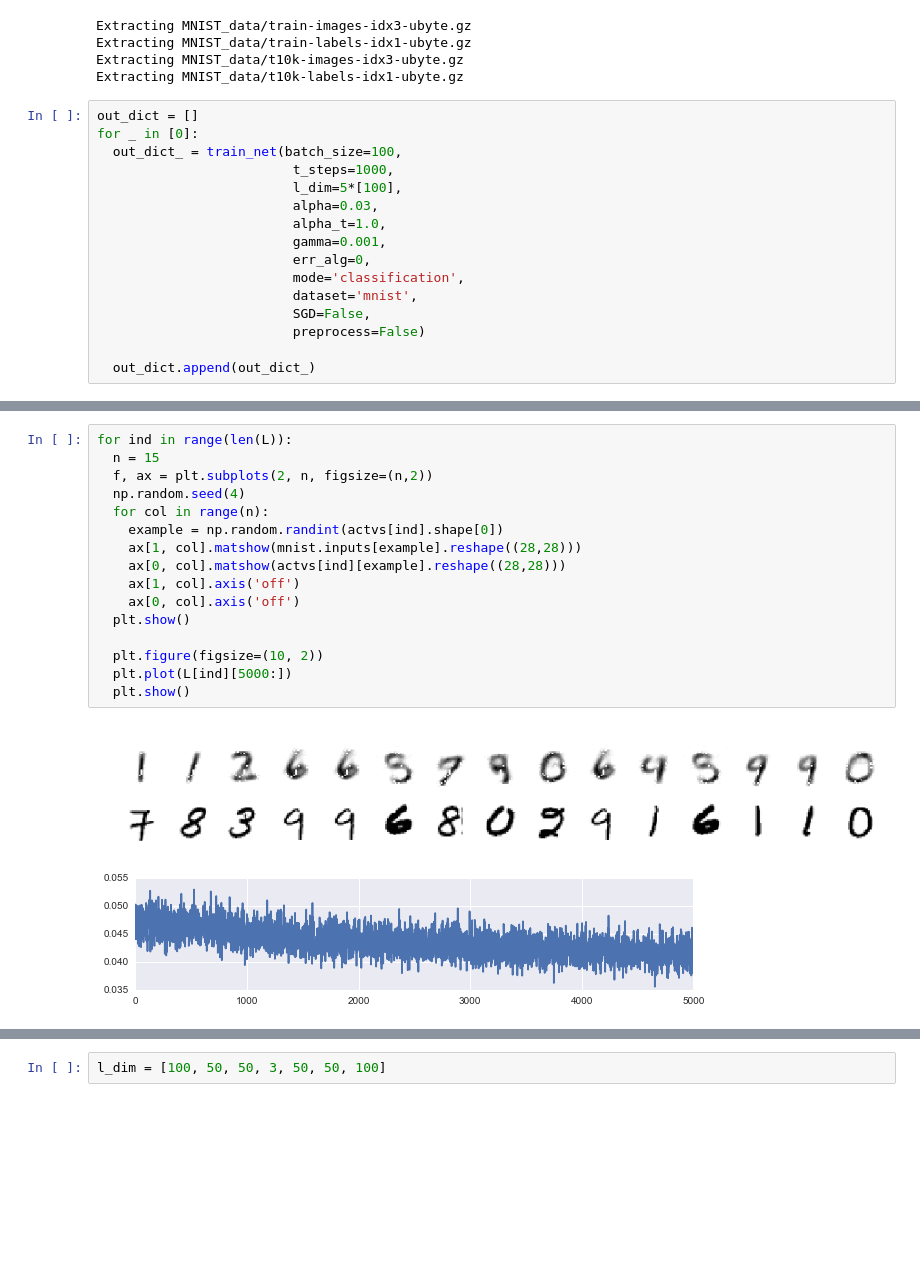
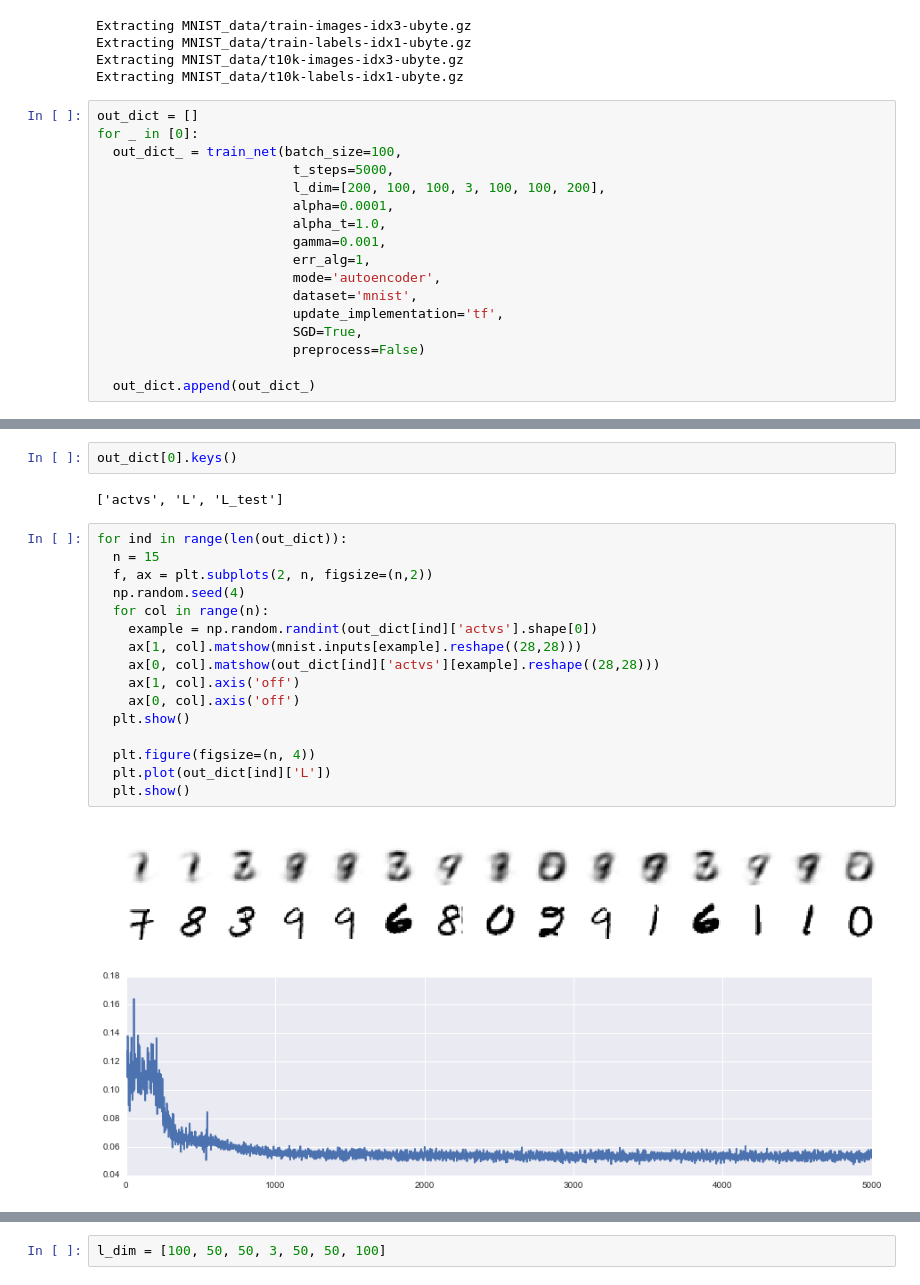
Before and after one commit to jsseely/tensorflow-target-prop, a Jupyter notebook: notebooks/170201 new autoencoder version.ipynb, the cells around one changed output, grey strips where cells are left out. Cells and saved outputs as stored; diff of their text form; blank space fills up the shorter version.

```diff
--- a/notebooks/170201 new autoencoder version.ipynb
+++ b/notebooks/170201 new autoencoder version.ipynb
@@ -30,15 +33,16 @@ Extracting MNIST_data/t10k-labels-idx1-ubyte.gz
 out_dict = []
 for _ in [0]:
   out_dict_ = train_net(batch_size=100,
-                         t_steps=1000,
-                         l_dim=5*[100],
-                         alpha=0.03,
+                         t_steps=5000,
+                         l_dim=[200, 100, 100, 3, 100, 100, 200],
+                         alpha=0.0001,
                          alpha_t=1.0,
                          gamma=0.001,
-                         err_alg=0,
-                         mode='classification',
+                         err_alg=1,
+                         mode='autoencoder',
                          dataset='mnist',
-                         SGD=False,
+                         update_implementation='tf',
+                         SGD=True,
                          preprocess=False)
 
   out_dict.append(out_dict_)
@@ -62,22 +68,26 @@ plt.show()
+# %%
+out_dict[0].keys()
+# %% [output]
+['actvs', 'L', 'L_test']
 # %%
-for ind in range(len(L)):
+for ind in range(len(out_dict)):
   n = 15
   f, ax = plt.subplots(2, n, figsize=(n,2))
   np.random.seed(4)
   for col in range(n):
-    example = np.random.randint(actvs[ind].shape[0])
+    example = np.random.randint(out_dict[ind]['actvs'].shape[0])
     ax[1, col].matshow(mnist.inputs[example].reshape((28,28)))
-    ax[0, col].matshow(actvs[ind][example].reshape((28,28)))
+    ax[0, col].matshow(out_dict[ind]['actvs'][example].reshape((28,28)))
     ax[1, col].axis('off')
     ax[0, col].axis('off')
   plt.show()
 
-  plt.figure(figsize=(10, 2))
-  plt.plot(L[ind][5000:])
+  plt.figure(figsize=(n, 4))
+  plt.plot(out_dict[ind]['L'])
   plt.show()
 # %% [output]
-[figure, old version]
+[figure, new version]
-[figure, old version]
+[figure, new version]
 # %%
 for ind in range(len(L)):
   n = 15
```
Also changed, not shown: parts of 4 cells of this notebook, 22 other files.
